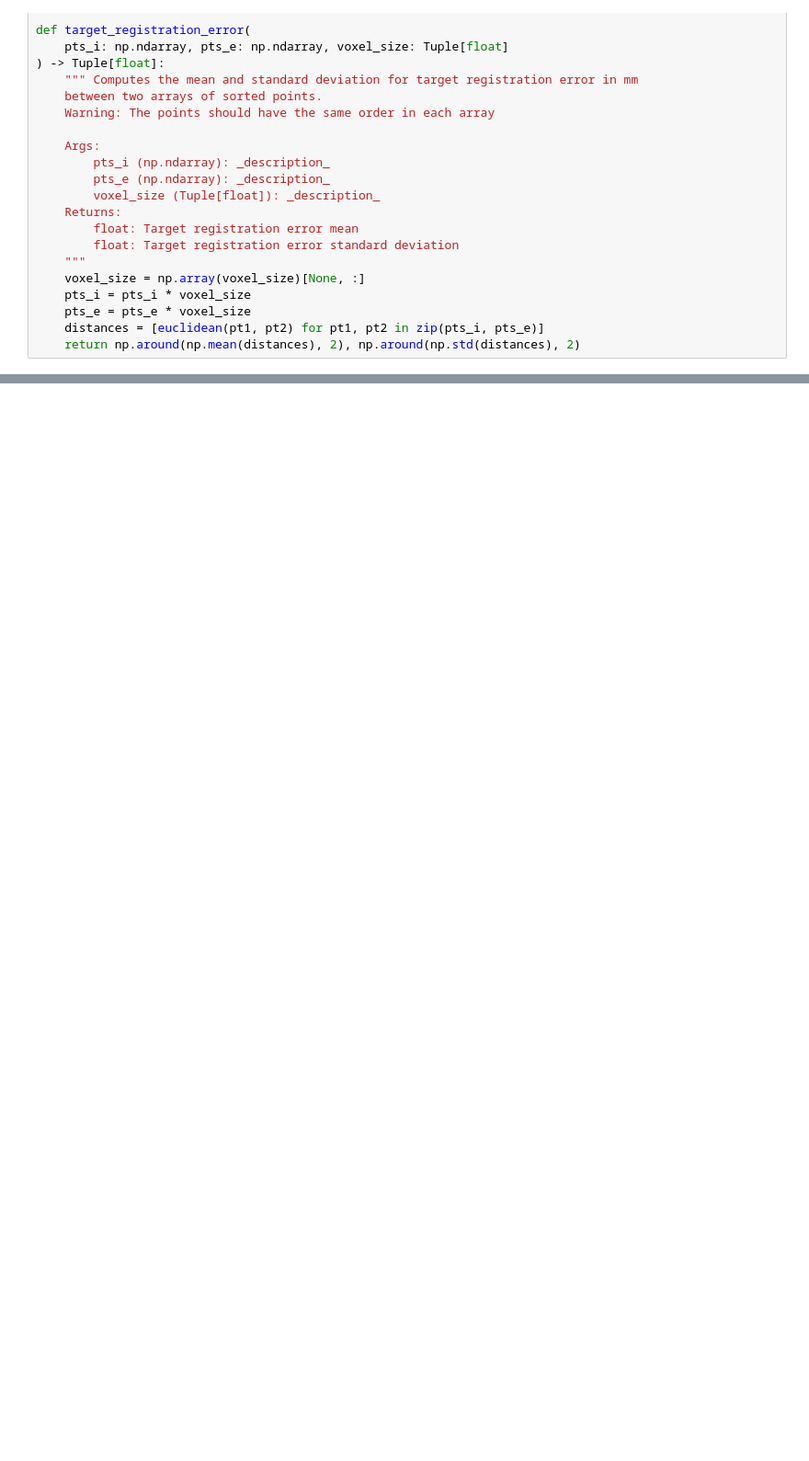
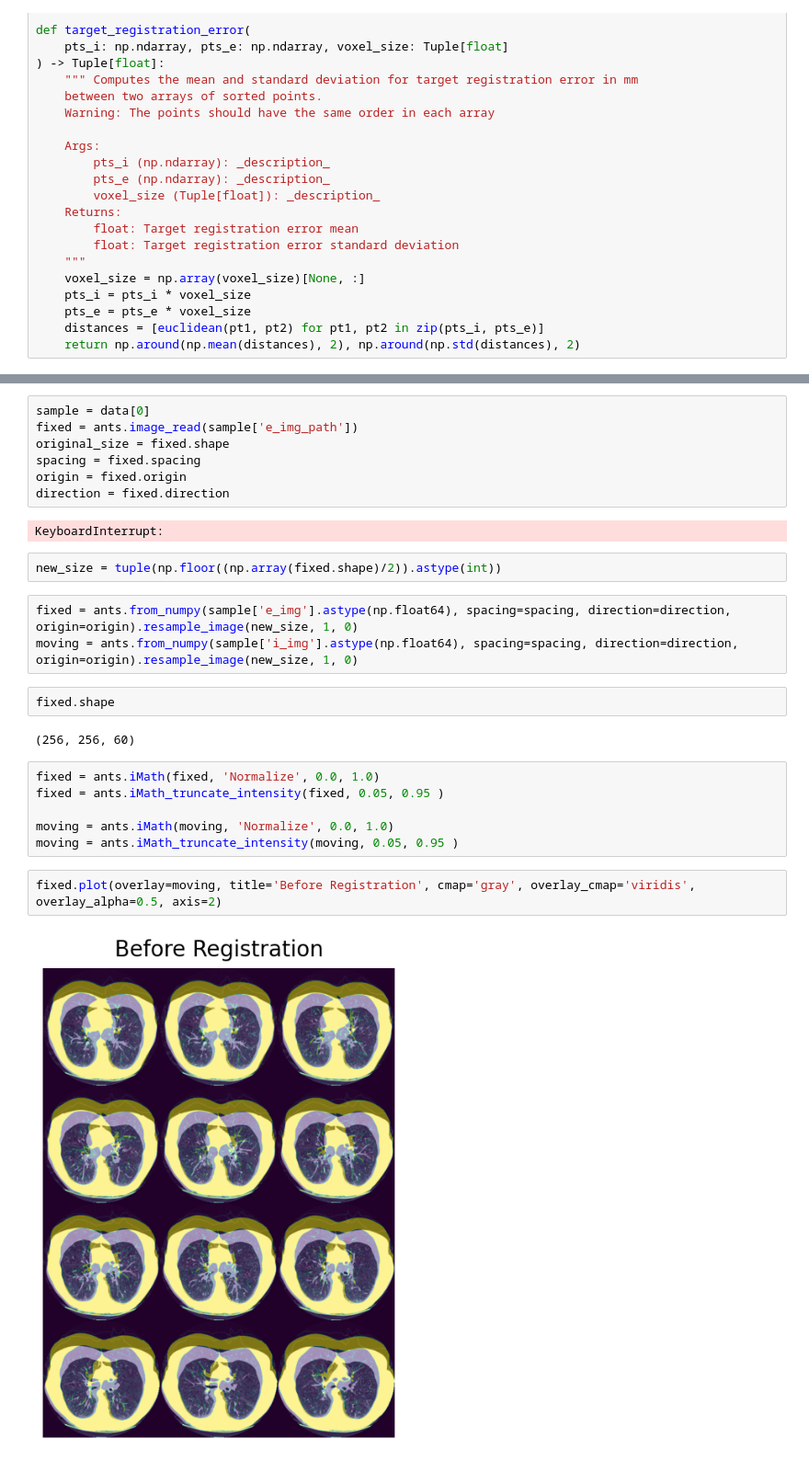
Before and after one commit to joaco18/mira_final_project, a Jupyter notebook: ants/ants_registration.ipynb, the cells around one changed output, grey strips where cells are left out. Shown at 92% size. Saved outputs shown, nothing was run; the diff lists cells and outputs as text; blank space fills up the shorter version.

```diff
--- a/ants/ants_registration.ipynb
+++ b/ants/ants_registration.ipynb
@@ -300,0 +249,28 @@ mytx = ants.registration(fixed=fixed, moving=moving, type_of_transform="Affine",
+# %%
+sample = data[0]
+fixed = ants.image_read(sample['e_img_path'])
+original_size = fixed.shape
+spacing = fixed.spacing
+origin = fixed.origin
+direction = fixed.direction
+# %% [output]
+KeyboardInterrupt:
+# %%
+new_size = tuple(np.floor((np.array(fixed.shape)/2)).astype(int))
+# %%
+fixed = ants.from_numpy(sample['e_img'].astype(np.float64), spacing=spacing, direction=direction, origin=origin).resample_image(new_size, 1, 0)
+moving = ants.from_numpy(sample['i_img'].astype(np.float64), spacing=spacing, direction=direction, origin=origin).resample_image(new_size, 1, 0)
+# %%
+fixed.shape
+# %% [output]
+(256, 256, 60)
+# %%
+fixed = ants.iMath(fixed, 'Normalize', 0.0, 1.0)
+fixed = ants.iMath_truncate_intensity(fixed, 0.05, 0.95 )
+
+moving = ants.iMath(moving, 'Normalize', 0.0, 1.0)
+moving = ants.iMath_truncate_intensity(moving, 0.05, 0.95 )
+# %%
+fixed.plot(overlay=moving, title='Before Registration', cmap='gray', overlay_cmap='viridis', overlay_alpha=0.5, axis=2)
+# %% [output]
+[figure, added]
```
Also changed, not shown: parts of 80 cells of this notebook, 1 other file.
